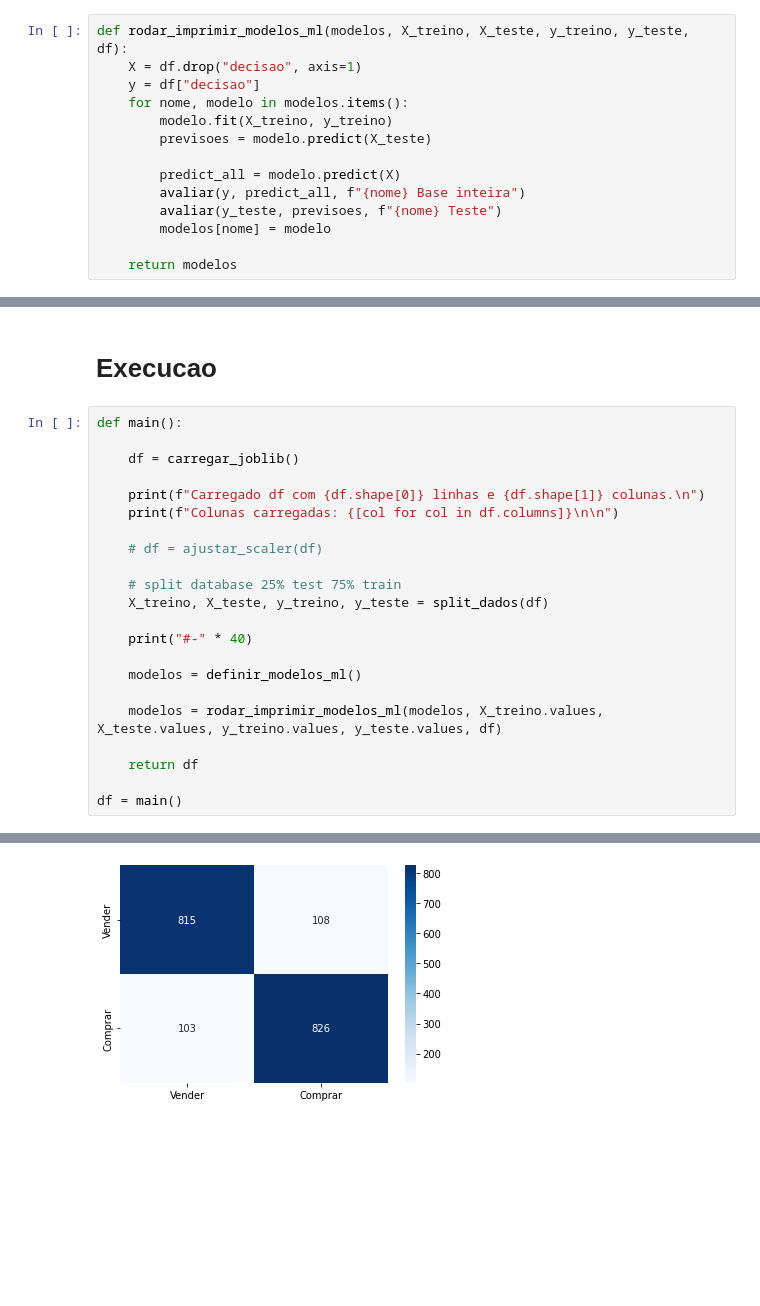
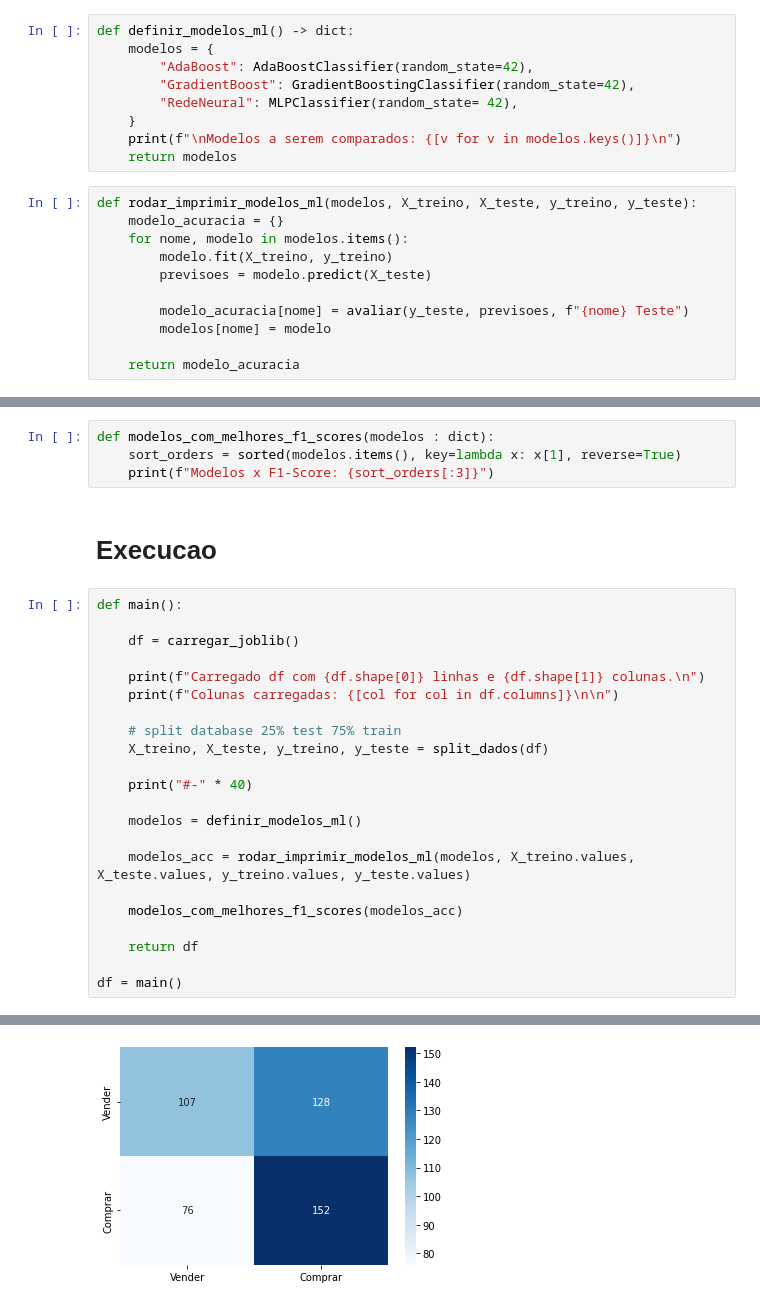
Before and after one commit to ricardomdesa/TCC-PUC-2020, a Jupyter notebook: notebooks/analise_ml.ipynb, the cells around one changed output, grey strips where cells are left out. Saved outputs shown, nothing was run; the diff lists cells and outputs as text; blank space fills up the shorter version.

```diff
--- a/notebooks/analise_ml.ipynb
+++ b/notebooks/analise_ml.ipynb
@@ -133,17 +61,23 @@ def definir_modelos_ml() -> dict:
+# %%
+def definir_modelos_ml() -> dict:
+    modelos = {
+        "AdaBoost": AdaBoostClassifier(random_state=42),
+        "GradientBoost": GradientBoostingClassifier(random_state=42),
+        "RedeNeural": MLPClassifier(random_state= 42),
+    }
+    print(f"\nModelos a serem comparados: {[v for v in modelos.keys()]}\n")
+    return modelos
 # %%
-def rodar_imprimir_modelos_ml(modelos, X_treino, X_teste, y_treino, y_teste, df):
-    X = df.drop("decisao", axis=1)
-    y = df["decisao"]
+def rodar_imprimir_modelos_ml(modelos, X_treino, X_teste, y_treino, y_teste):
+    modelo_acuracia = {}
     for nome, modelo in modelos.items():
         modelo.fit(X_treino, y_treino)
         previsoes = modelo.predict(X_teste)
 
-        predict_all = modelo.predict(X)
-        avaliar(y, predict_all, f"{nome} Base inteira")
-        avaliar(y_teste, previsoes, f"{nome} Teste")
+        modelo_acuracia[nome] = avaliar(y_teste, previsoes, f"{nome} Teste")
         modelos[nome] = modelo
 
-    return modelos
+    return modelo_acuracia
 # %%
 def avaliar(y_teste, y_pred, nome_modelo):
     print(nome_modelo)
@@ -157,3 +92,7 @@ def avaliar(y_teste, y_pred, nome_modelo):
+# %%
+def modelos_com_melhores_f1_scores(modelos : dict):
+    sort_orders = sorted(modelos.items(), key=lambda x: x[1], reverse=True)
+    print(f"Modelos x F1-Score: {sort_orders[:3]}")
 # %% [markdown]
 # Execucao
 # %%
@@ -164,8 +103,6 @@ def main():
     print(f"Carregado df com {df.shape[0]} linhas e {df.shape[1]} colunas.\n")
     print(f"Colunas carregadas: {[col for col in df.columns]}\n\n")
 
-    # df = ajustar_scaler(df)
-
     # split database 25% test 75% train
     X_treino, X_teste, y_treino, y_teste = split_dados(df)
 
@@ -173,7 +110,9 @@ def main():
 
     modelos = definir_modelos_ml()
 
-    modelos = rodar_imprimir_modelos_ml(modelos, X_treino.values, X_teste.values, y_treino.values, y_teste.values, df)
+    modelos_acc = rodar_imprimir_modelos_ml(modelos, X_treino.values, X_teste.values, y_treino.values, y_teste.values)
+
+    modelos_com_melhores_f1_scores(modelos_acc)
 
     return df
 
@@ -223 +162 @@ weighted avg       0.89      0.89      0.89      1852
-[figure, old version]
+[figure, new version]
```
Also changed, not shown: parts of 9 cells of this notebook, 3 other files.
